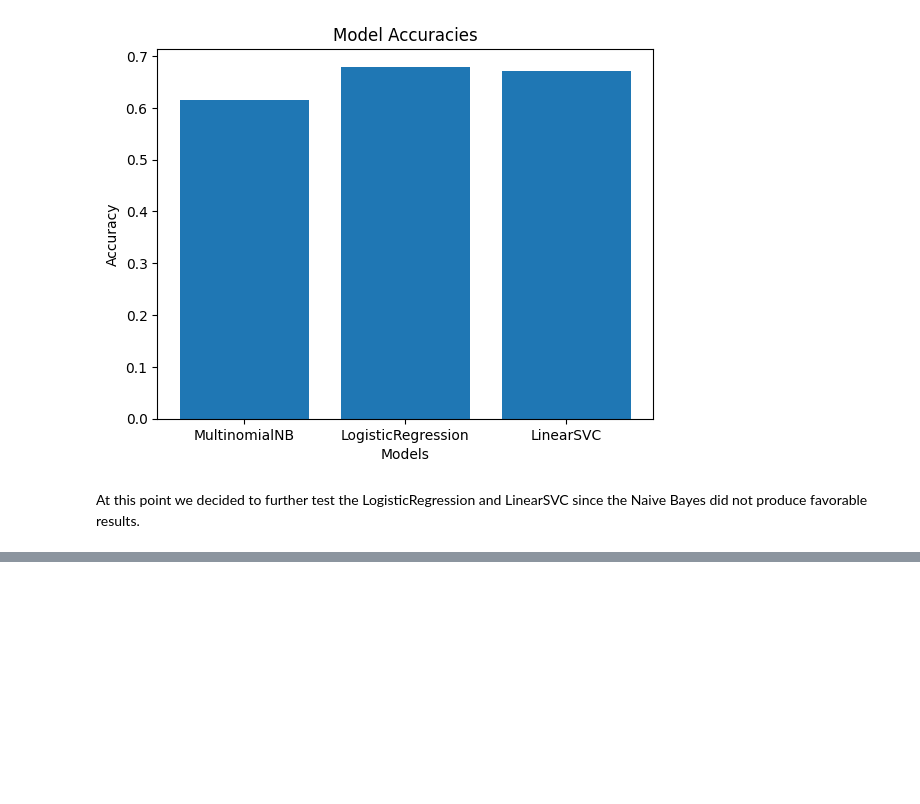
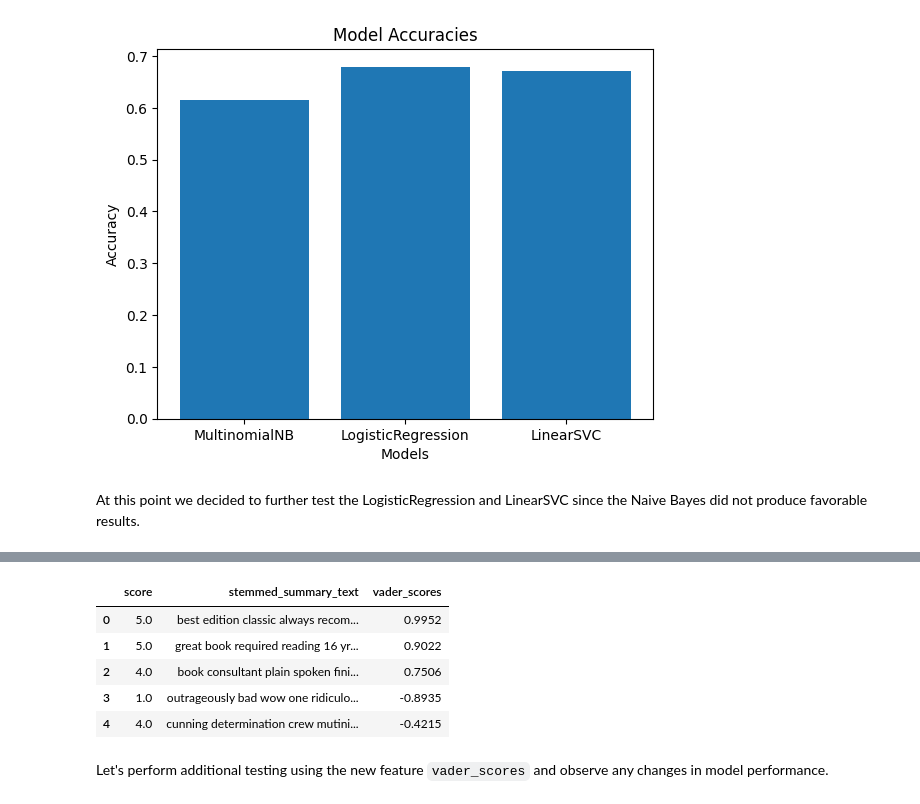
Before and after one commit to dcmaglione/cs505-final-project, a Jupyter notebook: processing.ipynb, the cells around one changed output, grey strips where cells are left out. Cells and saved outputs as stored; diff of their text form; code cells hidden in the pictures; blank space fills up the shorter version.

```diff
--- a/processing.ipynb
+++ b/processing.ipynb
@@ -202,0 +331,21 @@ At this point we decided to further test the LogisticRegression and LinearSVC si
+# %%
+# Import necessary libraries for sentiment analysis
+from nltk.sentiment.vader import SentimentIntensityAnalyzer
+from scipy import sparse as sp
+
+# Download the VADER lexicon
+import nltk
+nltk.download('vader_lexicon')
+
+# Initialize the VADER Sentiment Intensity Analyzer
+sid = SentimentIntensityAnalyzer()
+
+# Apply VADER sentiment analysis to the original 'text' column
+df['vader_scores'] = df['stemmed_summary_text'].progress_apply(lambda x: sid.polarity_scores(x)['compound'])
+
+# Save the DataFrame with VADER scores to a new CSV file
+df.to_csv('data/Books_rating_vader_scores.csv', index=False)
+
+# View the updated DataFrame
+df.head()
+# %% [output]
@@ -202,0 +355,8 @@ At this point we decided to further test the LogisticRegression and LinearSVC si
+|  | score | stemmed_summary_text | vader_scores |
+| 0 | 5.0 | best edition classic always recom... | 0.9952 |
+| 1 | 5.0 | great book required reading 16 yr... | 0.9022 |
+| 2 | 4.0 | book consultant plain spoken fini... | 0.7506 |
+| 3 | 1.0 | outrageously bad wow one ridiculo... | -0.8935 |
+| 4 | 4.0 | cunning determination crew mutini... | -0.4215 |
+# %% [markdown]
+Let's perform additional testing using the new feature `vader_scores` and observe any changes in model performance.
```
Also changed, not shown: parts of 23 cells of this notebook.
